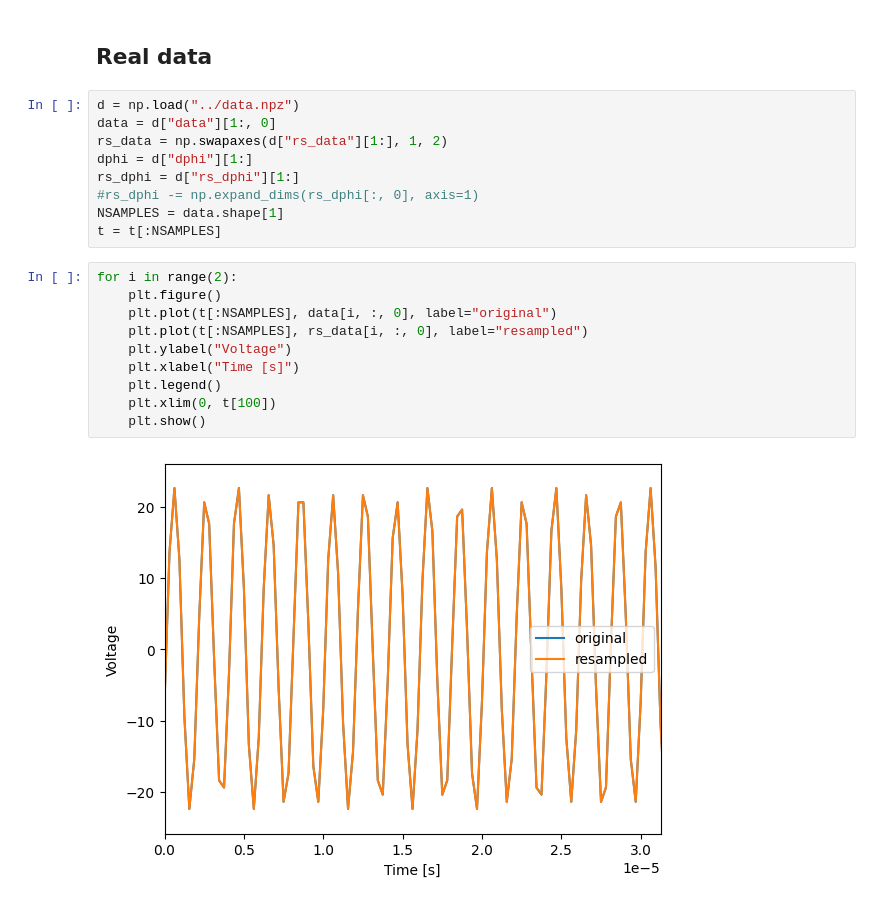
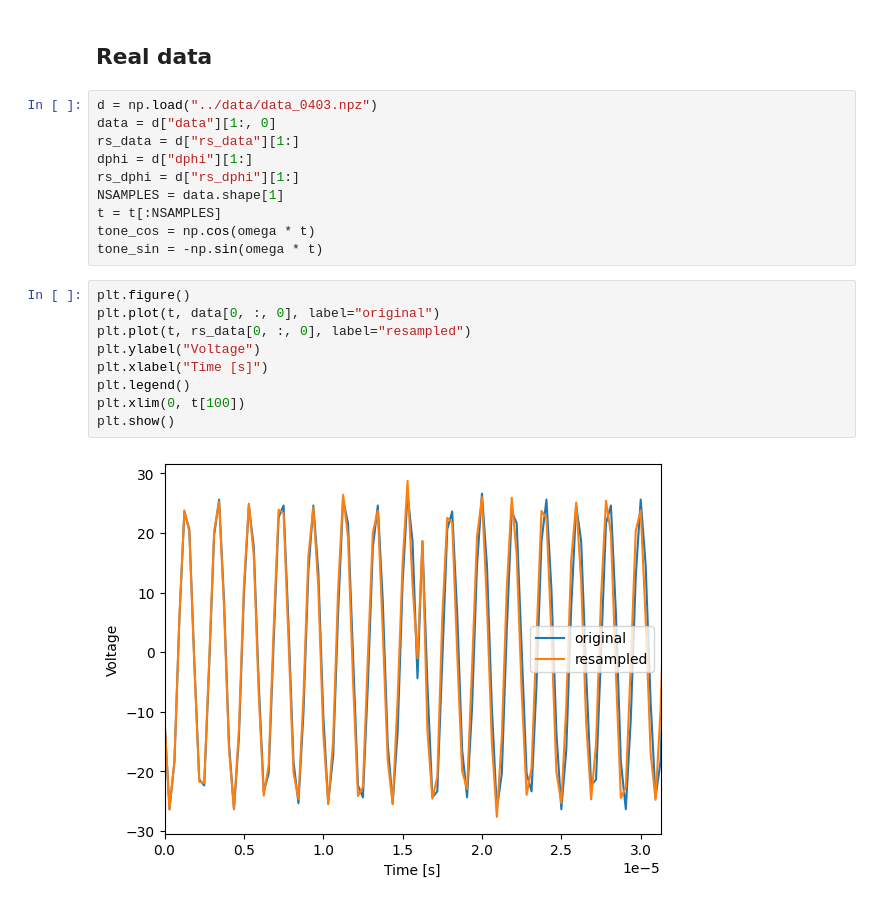
Before and after one commit to AaronParsons/sdrudp, a Jupyter notebook: notebooks/phase_detect_and_correct.ipynb, the cells around one changed output. Cells and saved outputs as stored; diff of their text form.

```diff
--- a/notebooks/phase_detect_and_correct.ipynb
+++ b/notebooks/phase_detect_and_correct.ipynb
@@ -87,23 +85,23 @@ plt.show()
 # %% [markdown]
 ## Real data
 # %%
-d = np.load("../data.npz")
+d = np.load("../data/data_0403.npz")
 data = d["data"][1:, 0]
-rs_data = np.swapaxes(d["rs_data"][1:], 1, 2)
+rs_data = d["rs_data"][1:]
 dphi = d["dphi"][1:]
 rs_dphi = d["rs_dphi"][1:]
-#rs_dphi -= np.expand_dims(rs_dphi[:, 0], axis=1)
 NSAMPLES = data.shape[1]
 t = t[:NSAMPLES]
+tone_cos = np.cos(omega * t)
+tone_sin = -np.sin(omega * t)
 # %%
-for i in range(2):
-    plt.figure()
-    plt.plot(t[:NSAMPLES], data[i, :, 0], label="original")
-    plt.plot(t[:NSAMPLES], rs_data[i, :, 0], label="resampled")
-    plt.ylabel("Voltage")
-    plt.xlabel("Time [s]")
-    plt.legend()
-    plt.xlim(0, t[100])
-    plt.show()
+plt.figure()
+plt.plot(t, data[0, :, 0], label="original")
+plt.plot(t, rs_data[0, :, 0], label="resampled")
+plt.ylabel("Voltage")
+plt.xlabel("Time [s]")
+plt.legend()
+plt.xlim(0, t[100])
+plt.show()
 # %% [output]
-[figure, old version]
+[figure, new version]
```
Also changed, not shown: parts of 7 cells of this notebook.
